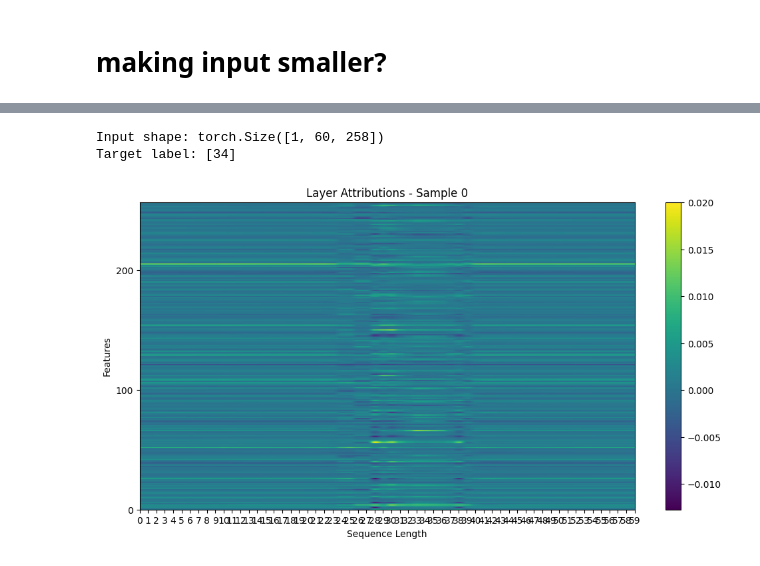
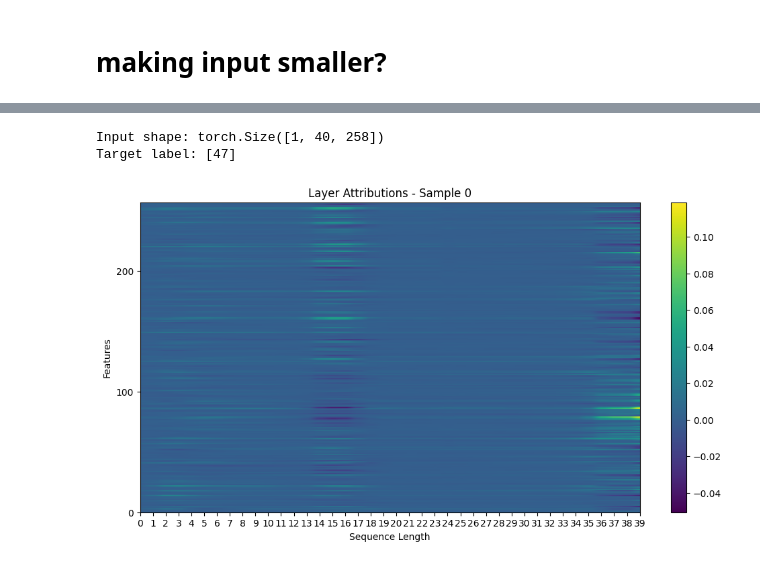
Before and after one commit to SadeghAllahverdi/SignLanguage-project, a Jupyter notebook: SignLanguageProject/notebooks/experiment_lsa64.ipynb, the cells around one changed output, grey strips where cells are left out. Drawn from its saved outputs; the diff is of its cells as text; code cells hidden in the pictures.

```diff
--- a/SignLanguageProject/notebooks/experiment_lsa64.ipynb
+++ b/SignLanguageProject/notebooks/experiment_lsa64.ipynb
@@ -335,7 +405,7 @@ lh_rh_indices = np.arange(1536, 1662)
 indices_to_keep = np.concatenate((pose_indices, lh_rh_indices))
 
 # Filter the data to remove face landmarks
-filtered_data = lsa64['60fps'][:, :, indices_to_keep]
+filtered_data = lsa64['40fps'][:, :, indices_to_keep]
 # %%
 X, y= preprocessing.convert(filtered_data, lsa64_labels['60fps'], prepare_datasets.lsa64class_names)
 dataset= preprocessing.CustomDataset(X, y)
@@ -345,4 +415,4 @@ train_dataset, test_dataset = torch.utils.data.random_split(dataset, [train_size
 train_loader = DataLoader(train_dataset, batch_size=128, shuffle=True)
 test_loader = DataLoader(test_dataset, batch_size=128, shuffle=False)
 # %%
-model= models.Transformer(prepare_datasets.lsa64class_names, 60, 258)
+model= models.PETransformer(prepare_datasets.lsa64class_names, 60, 258)
@@ -363,24 +419,24 @@ set_train.train_parameters(detections= filtered_data,
 # %%
 model.eval()
 model.to(device)
 
-X, y= preprocessing.convert(filtered_data, lsa64_labels['60fps'], prepare_datasets.lsa64class_names)
+X, y= preprocessing.convert(filtered_data, lsa64_labels['40fps'], prepare_datasets.lsa64class_names)
 
 dataset= preprocessing.CustomDataset(X, y)
 dataloader= DataLoader(dataset=dataset, batch_size= 1, num_workers=0, shuffle=True)
 
 input, target = next(iter(dataloader))
 input, target = input.to(device), target.to(device)
 
 print("Input shape:", input.shape)
 print("Target label:", target.tolist())
 
 layer_cond = LayerConductance(model, model.transformer_encoder.layers[0])
 attributions = layer_cond.attribute(input, target=target.tolist())
 
 
 analyse_layer.plot_atts_heatmap(attributions, title="Layer Attributions")
 # %% [output]
-Input shape: torch.Size([1, 60, 258])
-Target label: [34]
+Input shape: torch.Size([1, 40, 258])
+Target label: [47]
-[figure, old version]
+[figure, new version]
```
Also changed, not shown: parts of 14 cells of this notebook.
